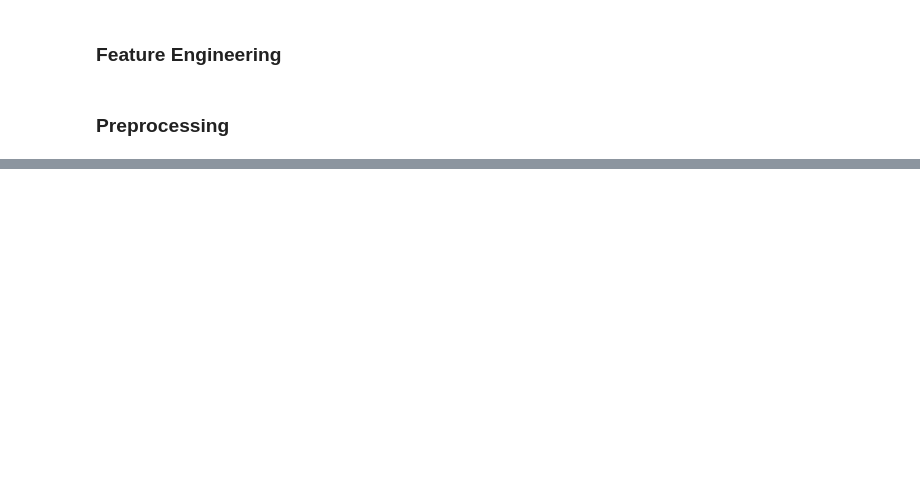
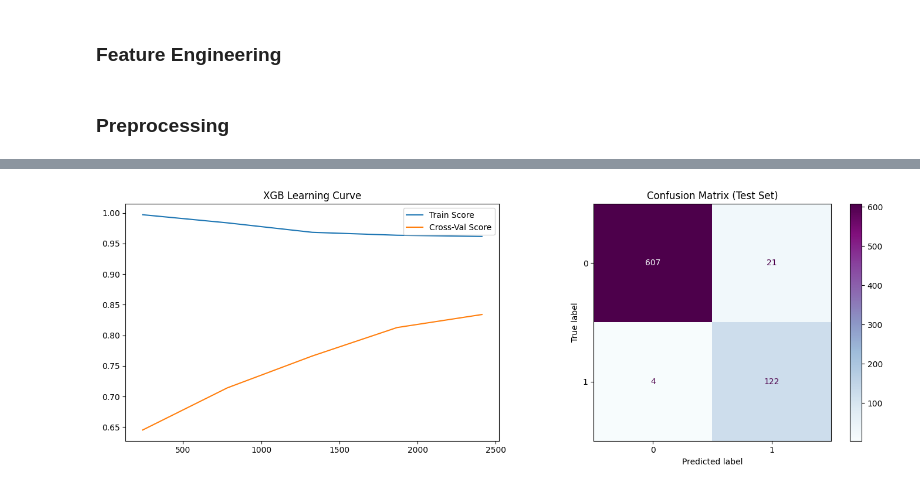
Before and after one commit to ethanhopkins101/DataScience-Projects, a Jupyter notebook: freelancing/e_commerce_customerchurn/ecom_customer_churn.ipynb, the cells around one changed output, grey strips where cells are left out. Saved outputs shown, nothing was run; the diff lists cells and outputs as text; code cells hidden in the pictures; blank space fills up the shorter version.

Commit message:
Model selection

```diff
--- a/freelancing/e_commerce_customerchurn/ecom_customer_churn.ipynb
+++ b/freelancing/e_commerce_customerchurn/ecom_customer_churn.ipynb
@@ -453,0 +492,5 @@ df_preprocessed = label_merger.transform(df_clean2)
+# %%
+inputs =df.drop('Churn', axis=1)
+target= df['Churn']
+x_train, x_test, y_train, y_test= train_test_split(inputs, target,
+                                                   random_state= 22, stratify= target, test_size= .2)
@@ -453,0 +501,84 @@ df_preprocessed = label_merger.transform(df_clean2)
+# %%
+# --- 1. Custom Transformer & Function ---
+class ColumnDropper(BaseEstimator, TransformerMixin):
+    def fit(self, X, y=None): return self
+    def transform(self, X):
+        cols = ['Gender','CityTier','CouponUsed','OrderAmountHikeFromlastYear','CashbackAmount','CustomerID']
+        return X.drop(columns=cols, errors='ignore')
+
+def consolidate_labels(df):
+    df = df.copy()
+    df['PreferredLoginDevice'] = df['PreferredLoginDevice'].replace(['Phone', 'Mobile Phone'], 'Phone')
+    df['PreferredPaymentMode'] = df['PreferredPaymentMode'].replace({
+        'E wallet': 'Debit Card', 'UPI': 'Debit Card', 'CC': 'Credit Card', 'Cash on Delivery': 'COD'
+    })
+    df['PreferedOrderCat'] = df['PreferedOrderCat'].replace({
+        'Mobile Phone': 'Phone', 'Mobile': 'Phone', 'Grocery': 'Others'
+    })
+    return df
+
+# --- 2. Build Preprocessing Pipeline ---
+final_cat_cols = ['PreferredLoginDevice', 'PreferredPaymentMode', 'PreferedOrderCat', 'MaritalStatus']
+
+full_preprocessing = Pipeline(steps=[
+    ('drop_cols', ColumnDropper()),
+    ('merge_labels', FunctionTransformer(consolidate_labels)),
+    ('encode', ColumnTransformer(
+        transformers=[('cat', OneHotEncoder(handle_unknown='ignore', sparse_output=False), final_cat_cols)],
+        remainder='passthrough'
+    ))
+])
+
+# --- 3. Optuna Optimization ---
+ratio = float(y_train.value_counts()[0] / y_train.value_counts()[1])
+
+# --- Updated Optuna Objective for XGBoost ---
+def objective(trial):
+    params = {
+        # Allow slightly deeper trees but still limited
+        'max_depth': trial.suggest_int('max_depth', 4, 8),
+        # Moderate learning rate
+        'learning_rate': trial.suggest_float('learning_rate', 0.01, 0.1, log=True),
+        # min_child_weight prevents splits that only cover a few samples (reduces variance)
+        'min_child_weight': trial.suggest_int('min_child_weight', 1, 10),
+        # Subsampling rows and columns to add randomness (reduces overfitting)
+        'subsample': trial.suggest_float('subsample', 0.7, 0.9),
+        'colsample_bytree': trial.suggest_float('colsample_bytree', 0.7, 0.9),
+        # L2 regularization to keep weights small
+        'reg_lambda': trial.suggest_float('reg_lambda', 1e-2, 1.0, log=True),
+        'scale_pos_weight': ratio,
+        'random_state': 22,
+        'eval_metric': 'logloss'
+    }
+    pipe = Pipeline([('prep', full_preprocessing), ('model', XGBClassifier(**params))])
+    cv = RepeatedStratifiedKFold(n_splits=5, n_repeats=2, random_state=22)
+    return cross_val_score(pipe, x_train, y_train, cv=cv, scoring='f1', n_jobs=-1).mean()
+study = optuna.create_study(direction='maximize')
+study.optimize(objective, n_trials=20)
+
+# --- 4. Final Fit and Plotting ---
+best_pipe = Pipeline(steps=[
+    ('prep', full_preprocessing),
+    ('xgb', XGBClassifier(**study.best_params, scale_pos_weight=ratio))
+])
+best_pipe.fit(x_train, y_train)
+
+fig, ax = plt.subplots(1, 2, figsize=(14, 5))
+
+# Learning Curve
+train_sizes, train_scores, test_scores = learning_curve(
+    best_pipe, x_train, y_train, cv=5, scoring='f1', n_jobs=-1)
+
+ax[0].plot(train_sizes, np.mean(train_scores, axis=1), label='Train Score')
+ax[0].plot(train_sizes, np.mean(test_scores, axis=1), label='Cross-Val Score')
+ax[0].set_title('XGB Learning Curve')
+ax[0].legend()
+
+# Confusion Matrix
+y_pred = best_pipe.predict(x_test)
+ConfusionMatrixDisplay.from_predictions(y_test, y_pred, ax=ax[1], cmap='BuPu')
+ax[1].set_title('Confusion Matrix (Test Set)')
+
+plt.tight_layout()
+plt.show()
+# %% [output]
@@ -453,0 +602 @@ df_preprocessed = label_merger.transform(df_clean2)
+[figure, added]
```
Also changed, not shown: parts of 17 cells of this notebook.
